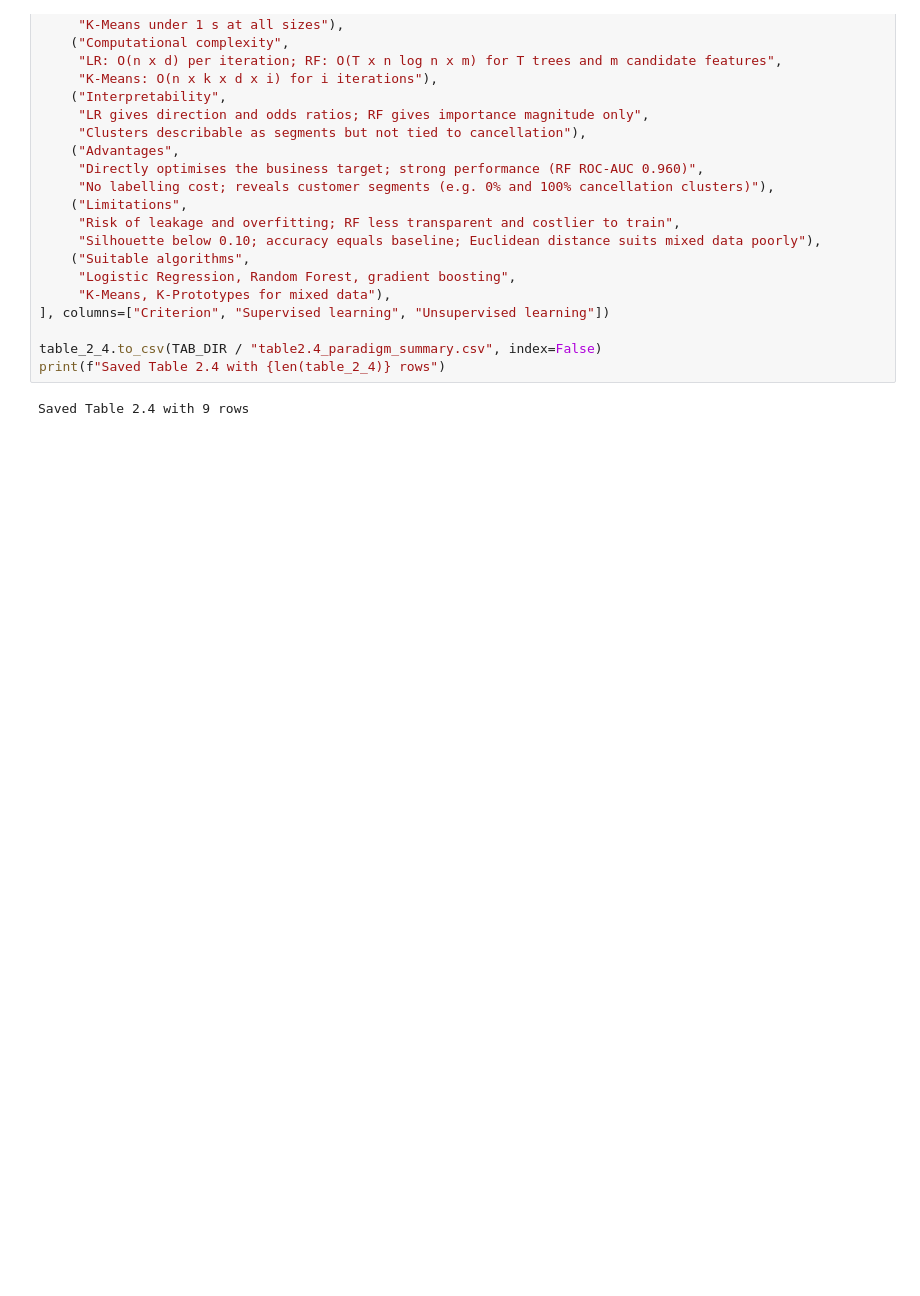
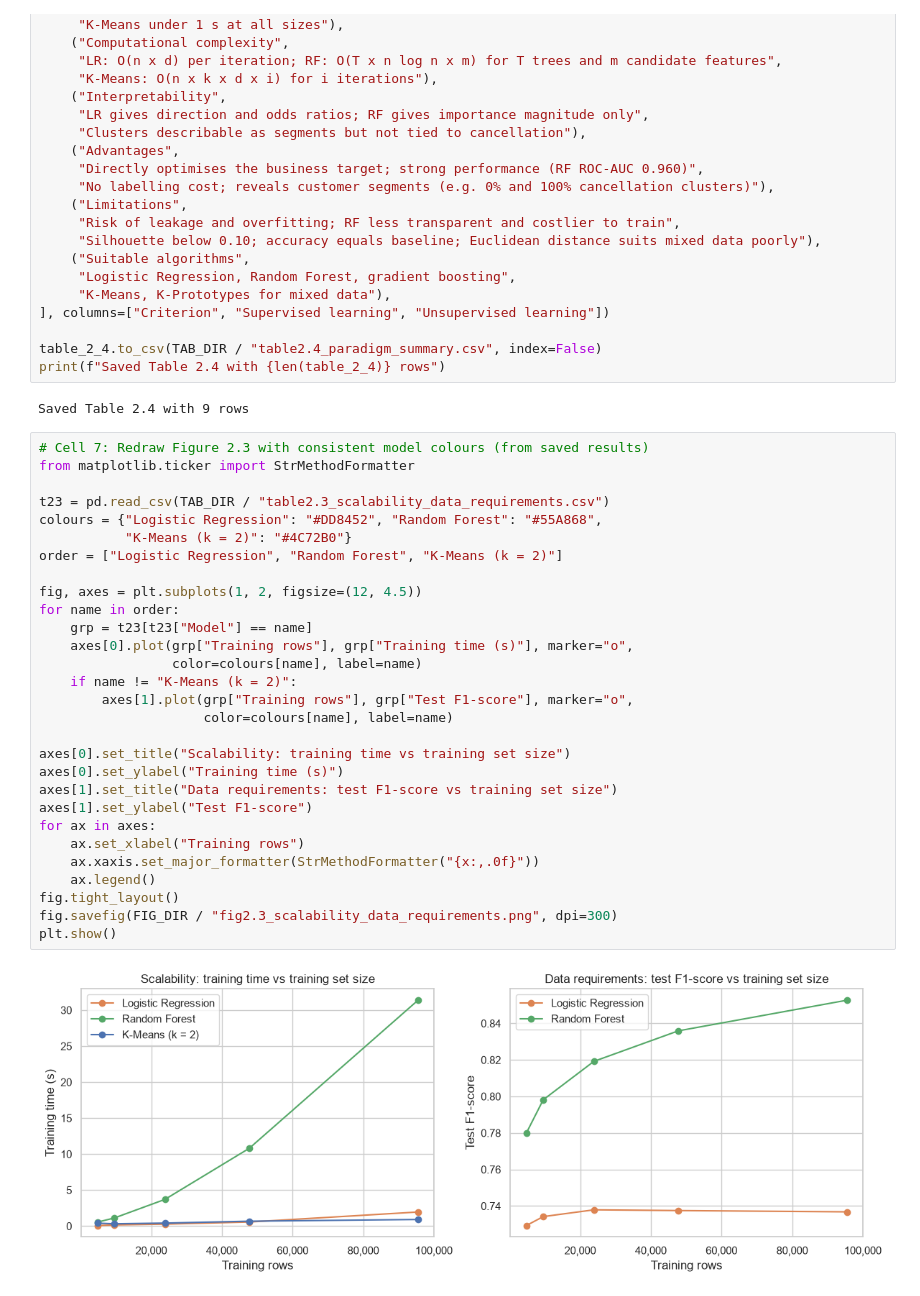
Before and after one commit to Yuzen22014685/6001CMD-hotel-booking-ml, a Jupyter notebook: notebooks/02_task2_paradigm_comparison.ipynb, the cells around one changed output. Cells and saved outputs as stored; diff of their text form; blank space fills up the shorter version.

```diff
--- a/notebooks/02_task2_paradigm_comparison.ipynb
+++ b/notebooks/02_task2_paradigm_comparison.ipynb
@@ -417,3 +417,34 @@ table_2_4.to_csv(TAB_DIR / "table2.4_paradigm_summary.csv", index=False)
 print(f"Saved Table 2.4 with {len(table_2_4)} rows")
 # %% [output]
 Saved Table 2.4 with 9 rows
+# %%
+# Cell 7: Redraw Figure 2.3 with consistent model colours (from saved results)
+from matplotlib.ticker import StrMethodFormatter
+
+t23 = pd.read_csv(TAB_DIR / "table2.3_scalability_data_requirements.csv")
+colours = {"Logistic Regression": "#DD8452", "Random Forest": "#55A868",
+           "K-Means (k = 2)": "#4C72B0"}
+order = ["Logistic Regression", "Random Forest", "K-Means (k = 2)"]
+
+fig, axes = plt.subplots(1, 2, figsize=(12, 4.5))
+for name in order:
+    grp = t23[t23["Model"] == name]
+    axes[0].plot(grp["Training rows"], grp["Training time (s)"], marker="o",
+                 color=colours[name], label=name)
+    if name != "K-Means (k = 2)":
+        axes[1].plot(grp["Training rows"], grp["Test F1-score"], marker="o",
+                     color=colours[name], label=name)
+
+axes[0].set_title("Scalability: training time vs training set size")
+axes[0].set_ylabel("Training time (s)")
+axes[1].set_title("Data requirements: test F1-score vs training set size")
+axes[1].set_ylabel("Test F1-score")
+for ax in axes:
+    ax.set_xlabel("Training rows")
+    ax.xaxis.set_major_formatter(StrMethodFormatter("{x:,.0f}"))
+    ax.legend()
+fig.tight_layout()
+fig.savefig(FIG_DIR / "fig2.3_scalability_data_requirements.png", dpi=300)
+plt.show()
+# %% [output]
+[figure, added]
```
Also changed, not shown: 20 other files.
